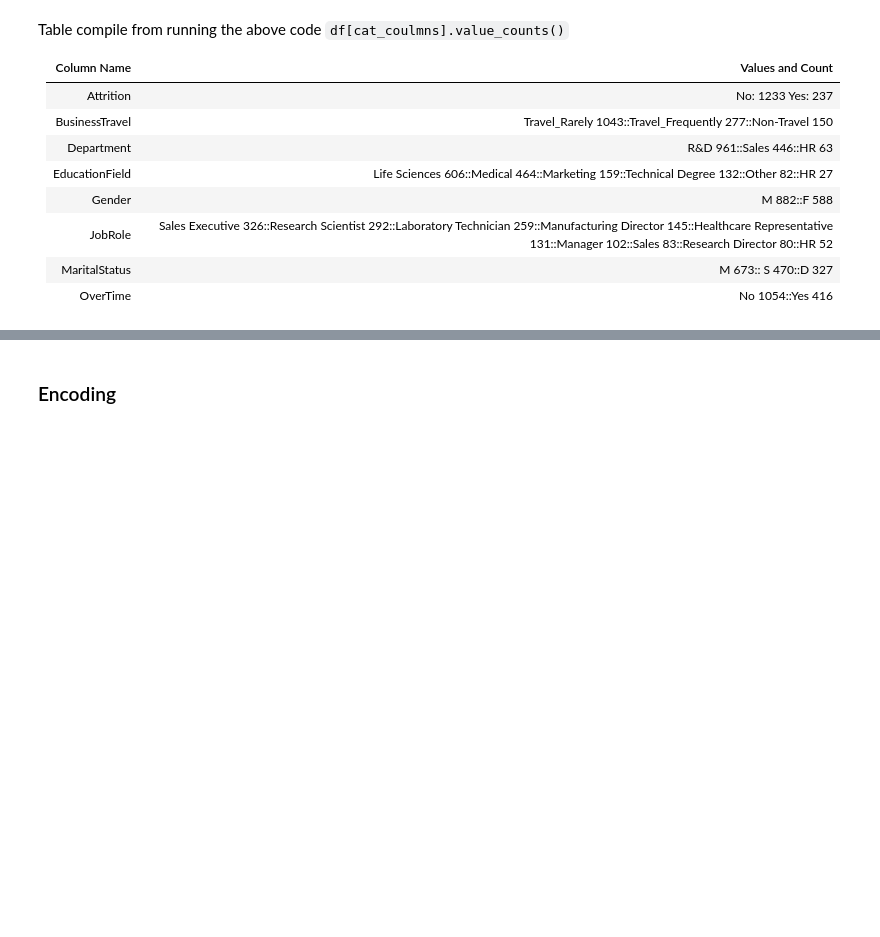
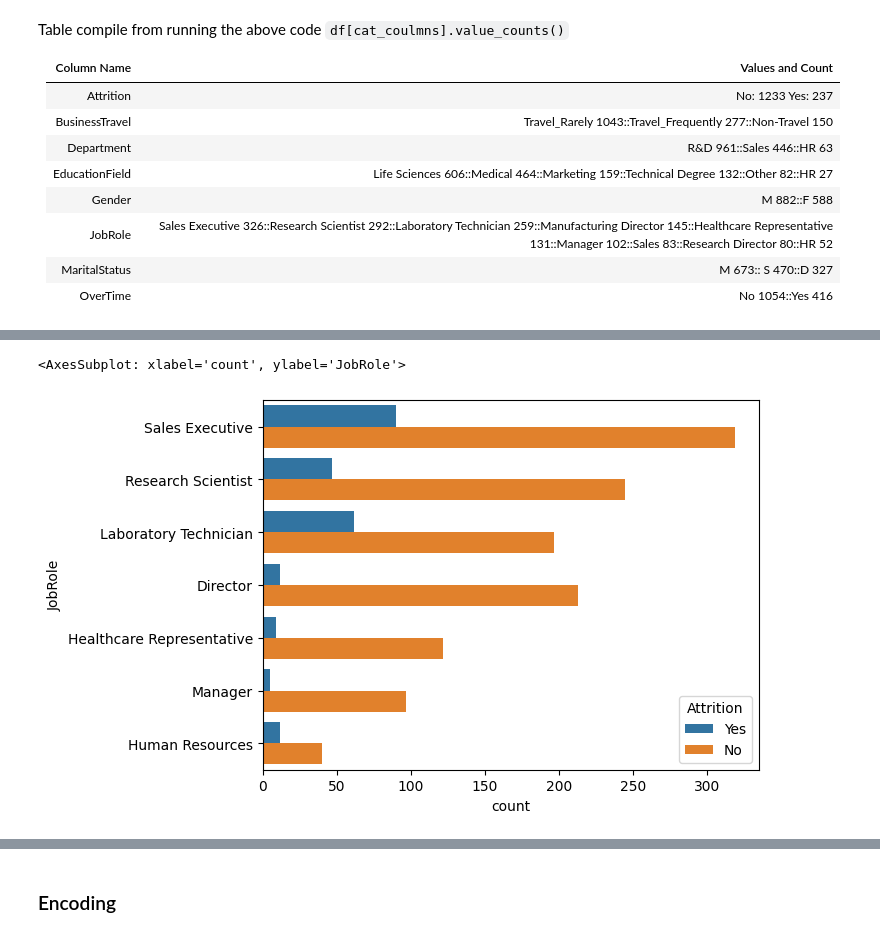
Before and after one commit to senbagaraman04/ml-basics, a Jupyter notebook: 2023/HR_MACHINELEARNING/hr_raman.ipynb, the cells around one changed output, grey strips where cells are left out. Drawn from its saved outputs; the diff is of its cells as text; code cells hidden in the pictures; blank space fills up the shorter version.

```diff
--- a/2023/HR_MACHINELEARNING/hr_raman.ipynb
+++ b/2023/HR_MACHINELEARNING/hr_raman.ipynb
@@ -144,0 +187,9 @@
+# %%
+
+df['JobRole'] = df['JobRole'].replace(['Sales Representative'], 'Sales Executive')
+df['JobRole'] = df['JobRole'].replace(['Manufacturing Director'], 'Director')
+df['JobRole'] = df['JobRole'].replace(['Research Director'], 'Director')
+sns.countplot(y = 'JobRole', hue = 'Attrition', data = df)
+# %% [output]
+<AxesSubplot: xlabel='count', ylabel='JobRole'>
+[figure, added]
```
Also changed, not shown: parts of 22 cells of this notebook.
